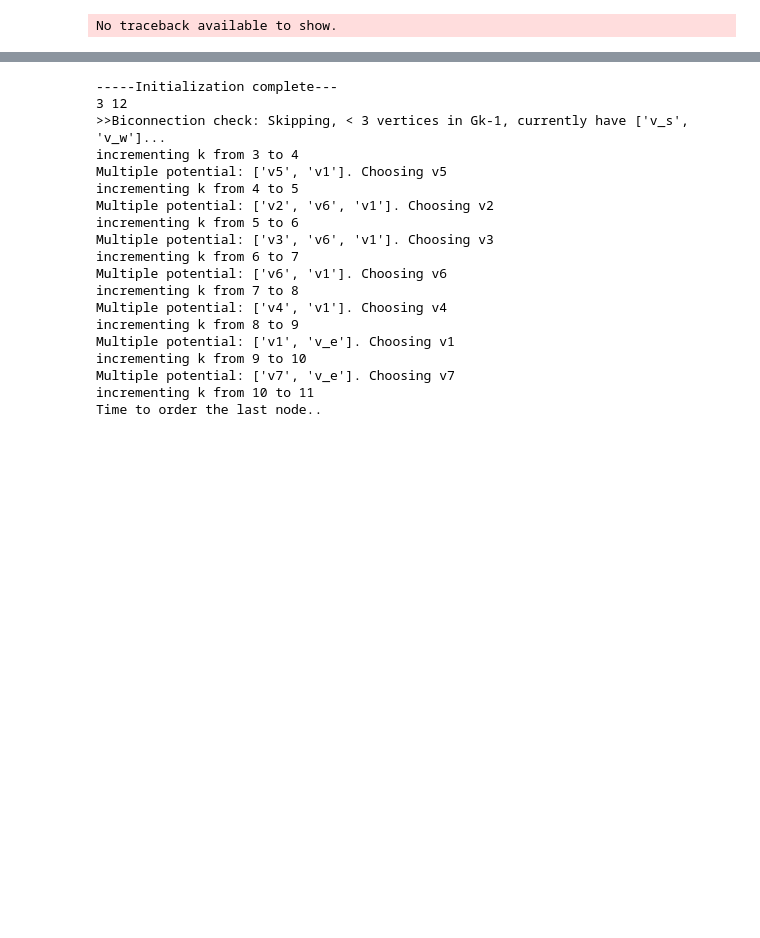
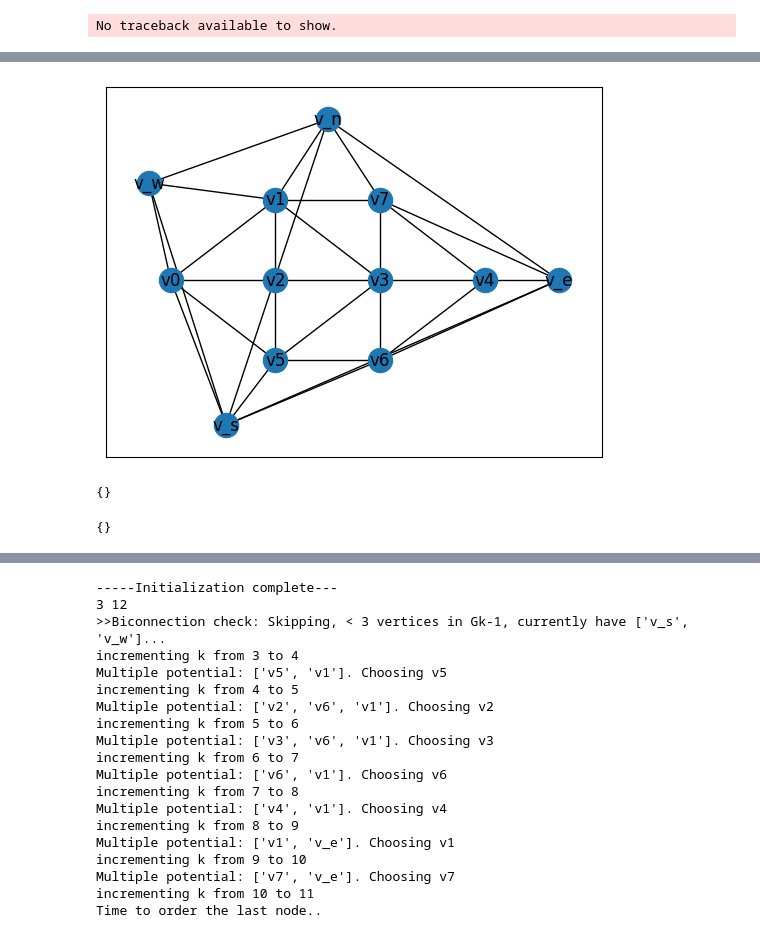
Before and after one commit to juliet29/graph2plan, a Jupyter notebook: notebooks/03_1_draw_four_complete.ipynb, the cells around one changed output, grey strips where cells are left out. Cells and saved outputs as stored; diff of their text form; code cells hidden in the pictures; blank space fills up the shorter version.

```diff
--- a/notebooks/03_1_draw_four_complete.ipynb
+++ b/notebooks/03_1_draw_four_complete.ipynb
@@ -15,0 +117,12 @@ from typing import NamedTuple
+# %%
+nx.draw_networkx(G_c1, pos)
+# %% [output]
+[figure, added]
+# %%
+G_c.G.nodes["v5"]
+# %% [output]
+{}
+# %%
+G_c1.nodes["v5"]
+# %% [output]
+{}
```
Also changed, not shown: parts of 15 cells of this notebook, 9 other files.
